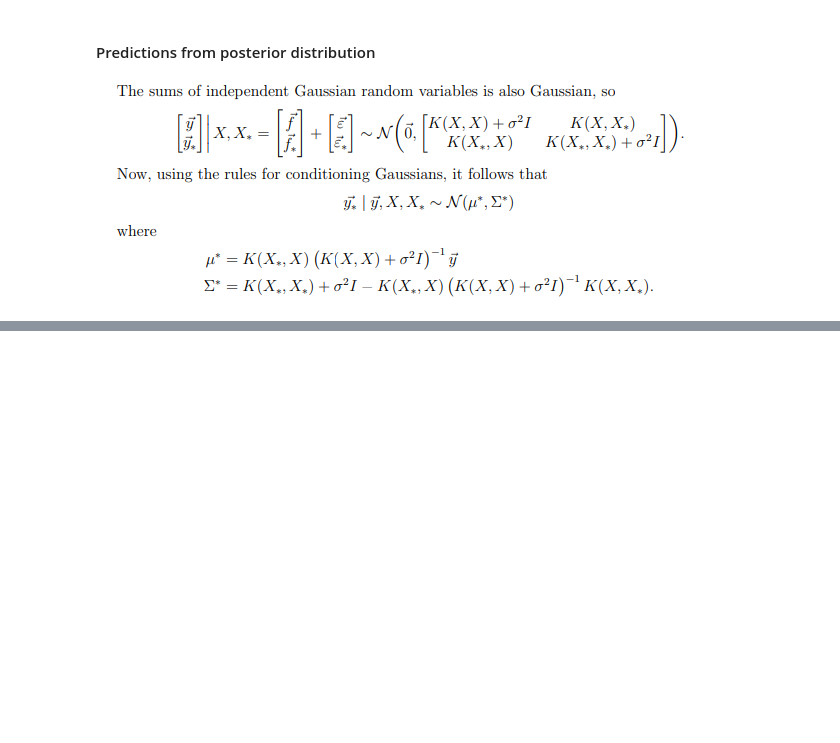
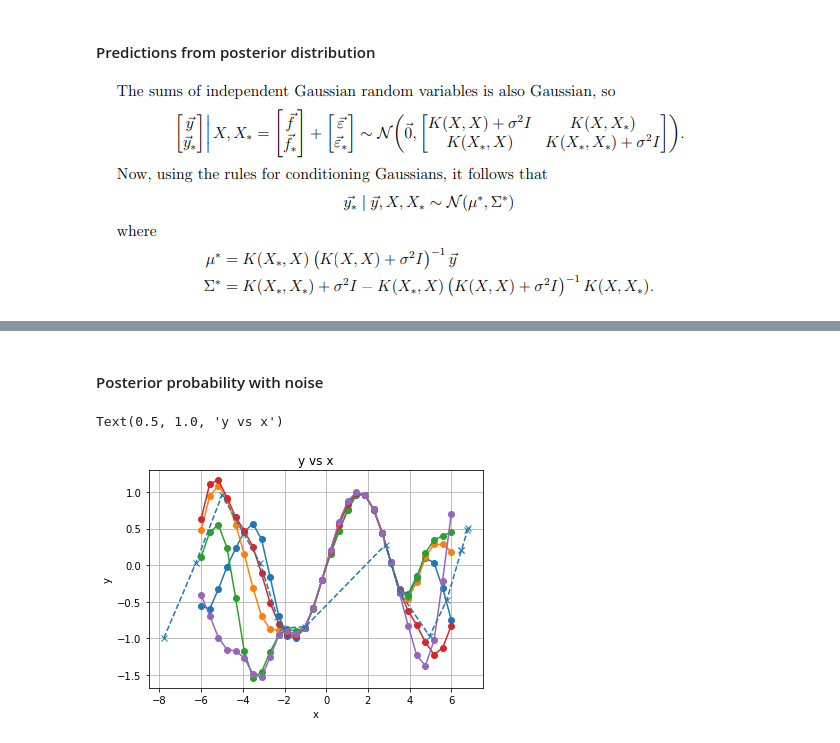
Before and after one commit to ShivaHarshPothula/MachineLearning_Scripts, a Jupyter notebook: Gaussian_Process.ipynb, the cells around one changed output, grey strips where cells are left out. Saved outputs shown, nothing was run; the diff lists cells and outputs as text; code cells hidden in the pictures; blank space fills up the shorter version.

```diff
--- a/Gaussian_Process.ipynb
+++ b/Gaussian_Process.ipynb
@@ -123,0 +124,31 @@ Text(0.5, 1.0, 'y vs x')
+# %% [markdown]
+#### Posterior probability with noise
+# %%
+## random noise of x is 0,1
+num_samples = 10
+num_func = 5
+num_test_pt = 30
+
+train_x = np.random.uniform(-8, 8, num_samples)
+train_x = train_x + np.random.rand(num_samples)
+train_x.sort()
+train_x = train_x.reshape(-1,1)
+train_y = np.sin(train_x)
+
+test_x = np.linspace(-6, 6, num_test_pt).reshape(-1, 1)
+
+mu_test,cov_test = Gauss_process(test_x, train_x, train_y)
+
+y_pred = np.random.multivariate_normal(mean=mu_test.reshape(1,-1)[0],cov=cov_test, size=num_func)
+
+for i in range(num_func):
+    plt.plot(X2.reshape(1,-1)[0],y_pred[i],linestyle='-', marker='o')
+
+plt.plot(X1.reshape(1,-1)[0],y1,linestyle='--',marker='x',color='C0')
+plt.grid()
+plt.xlabel('x')
+plt.ylabel('y')
+plt.title('y vs x')
+# %% [output]
+Text(0.5, 1.0, 'y vs x')
+[figure, added]
```
Also changed, not shown: parts of 1 cell of this notebook.
